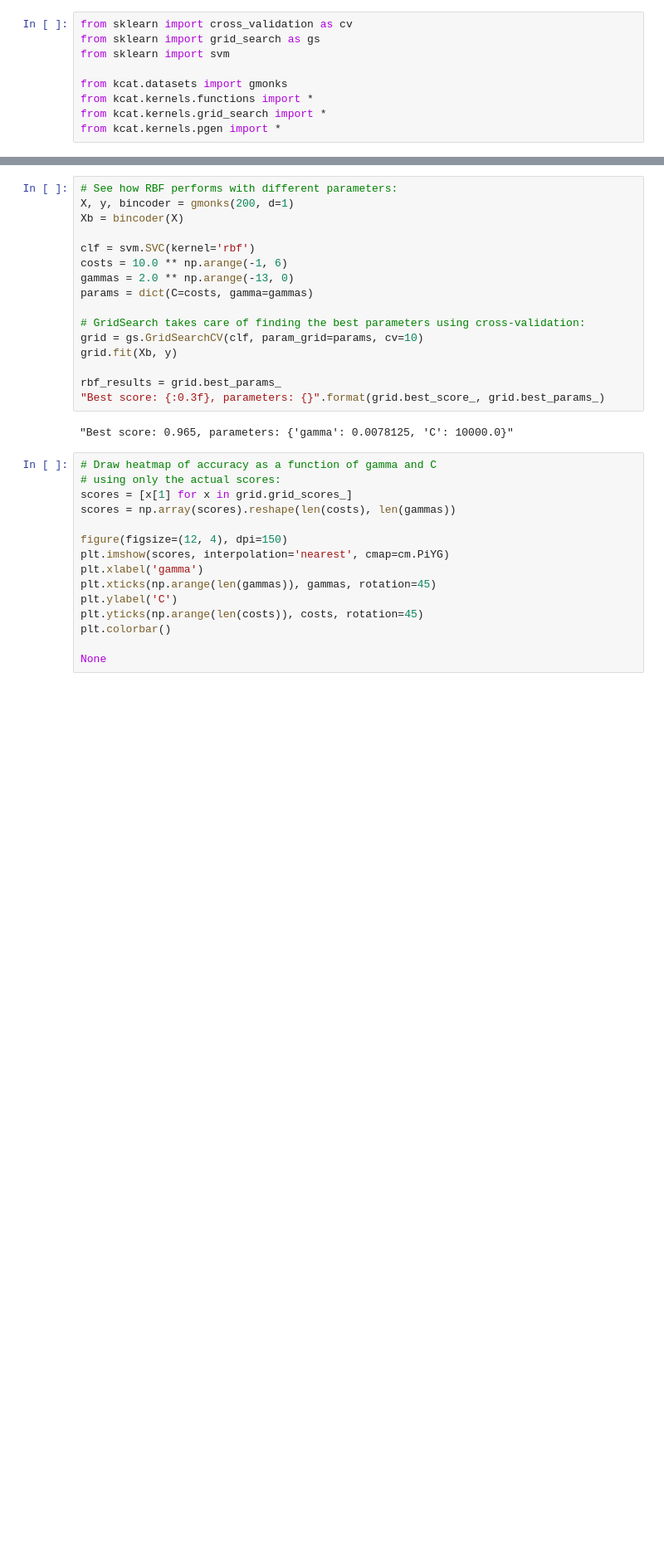
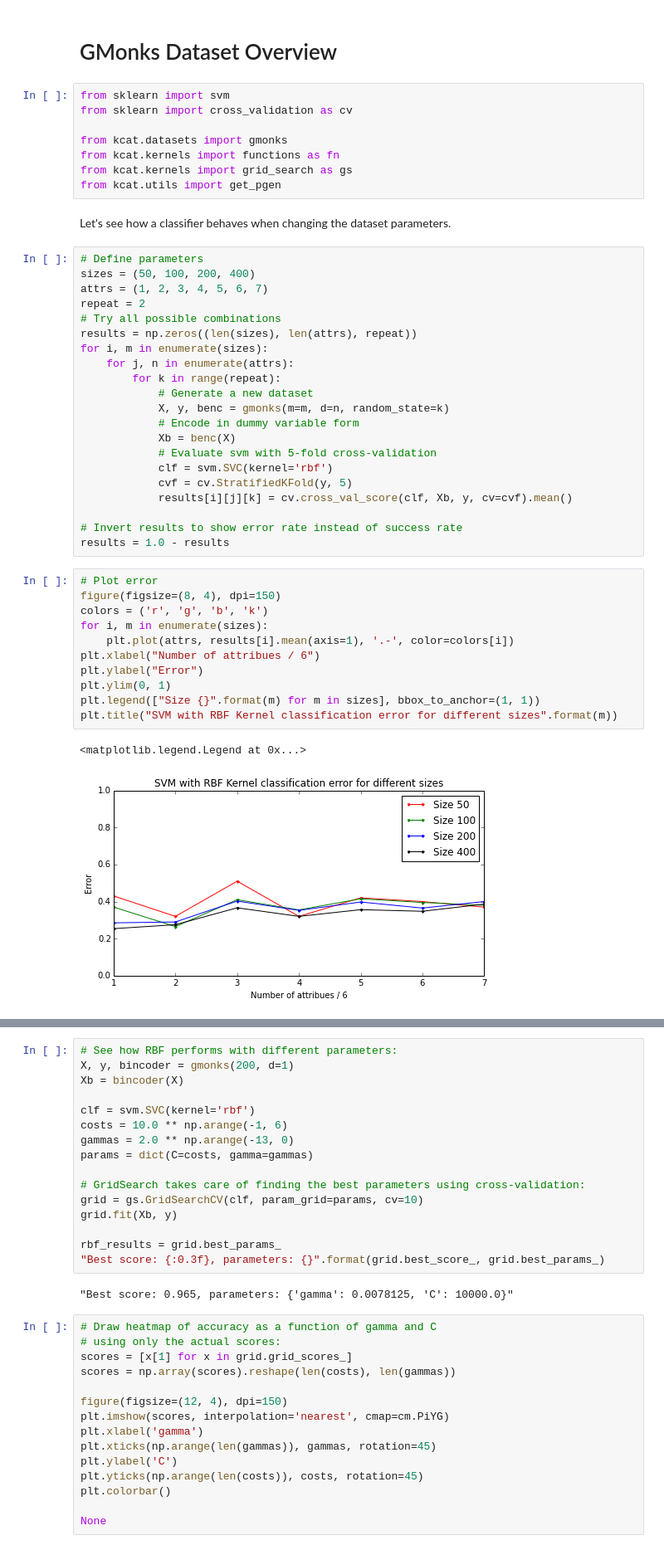
Before and after one commit to 4kxz/categorical-kernels, a Jupyter notebook: notebooks/GMonks.ipynb, the cells around one changed output, grey strips where cells are left out. Shown at 83% size. Cells and saved outputs as stored; diff of their text form; blank space fills up the shorter version.

```diff
--- a/notebooks/GMonks.ipynb
+++ b/notebooks/GMonks.ipynb
@@ -1,9 +1,47 @@
+# %% [markdown]
+# GMonks Dataset Overview
 # %%
+from sklearn import svm
 from sklearn import cross_validation as cv
-from sklearn import grid_search as gs
-from sklearn import svm
 
 from kcat.datasets import gmonks
-from kcat.kernels.functions import *
-from kcat.kernels.grid_search import *
-from kcat.kernels.pgen import *
+from kcat.kernels import functions as fn
+from kcat.kernels import grid_search as gs
+from kcat.utils import get_pgen
+# %% [markdown]
+Let's see how a classifier behaves when changing the dataset parameters.
+# %%
+# Define parameters
+sizes = (50, 100, 200, 400)
+attrs = (1, 2, 3, 4, 5, 6, 7)
+repeat = 2
+# Try all possible combinations
+results = np.zeros((len(sizes), len(attrs), repeat))
+for i, m in enumerate(sizes):
+    for j, n in enumerate(attrs):
+        for k in range(repeat):
+            # Generate a new dataset
+            X, y, benc = gmonks(m=m, d=n, random_state=k)
+            # Encode in dummy variable form
+            Xb = benc(X)
+            # Evaluate svm with 5-fold cross-validation
+            clf = svm.SVC(kernel='rbf')
+            cvf = cv.StratifiedKFold(y, 5)
+            results[i][j][k] = cv.cross_val_score(clf, Xb, y, cv=cvf).mean()
+
+# Invert results to show error rate instead of success rate
+results = 1.0 - results
+# %%
+# Plot error
+figure(figsize=(8, 4), dpi=150)
+colors = ('r', 'g', 'b', 'k')
+for i, m in enumerate(sizes):
+    plt.plot(attrs, results[i].mean(axis=1), '.-', color=colors[i])
+plt.xlabel("Number of attribues / 6")
+plt.ylabel("Error")
+plt.ylim(0, 1)
+plt.legend(["Size {}".format(m) for m in sizes], bbox_to_anchor=(1, 1))
+plt.title("SVM with RBF Kernel classification error for different sizes".format(m))
+# %% [output]
+<matplotlib.legend.Legend at 0x...>
+[figure, added]
```
Also changed, not shown: parts of 13 cells of this notebook, 13 other files.
